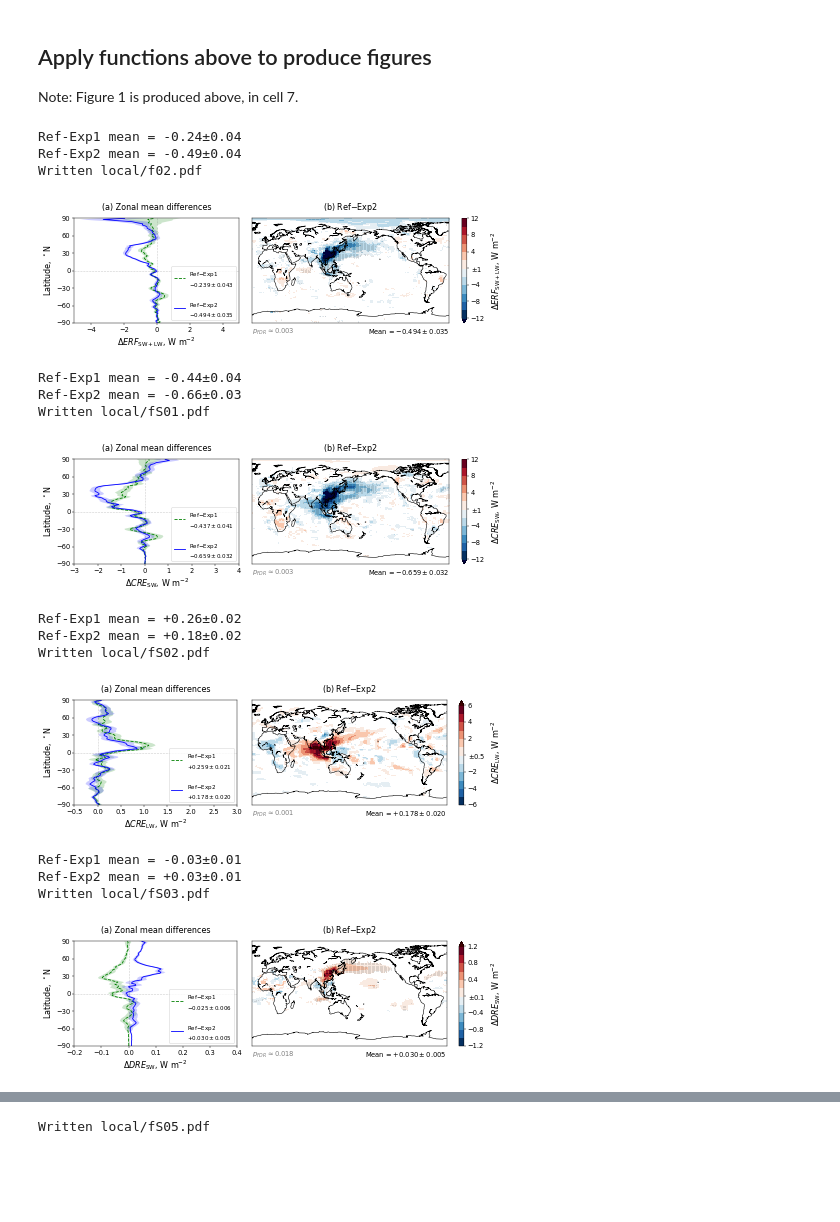
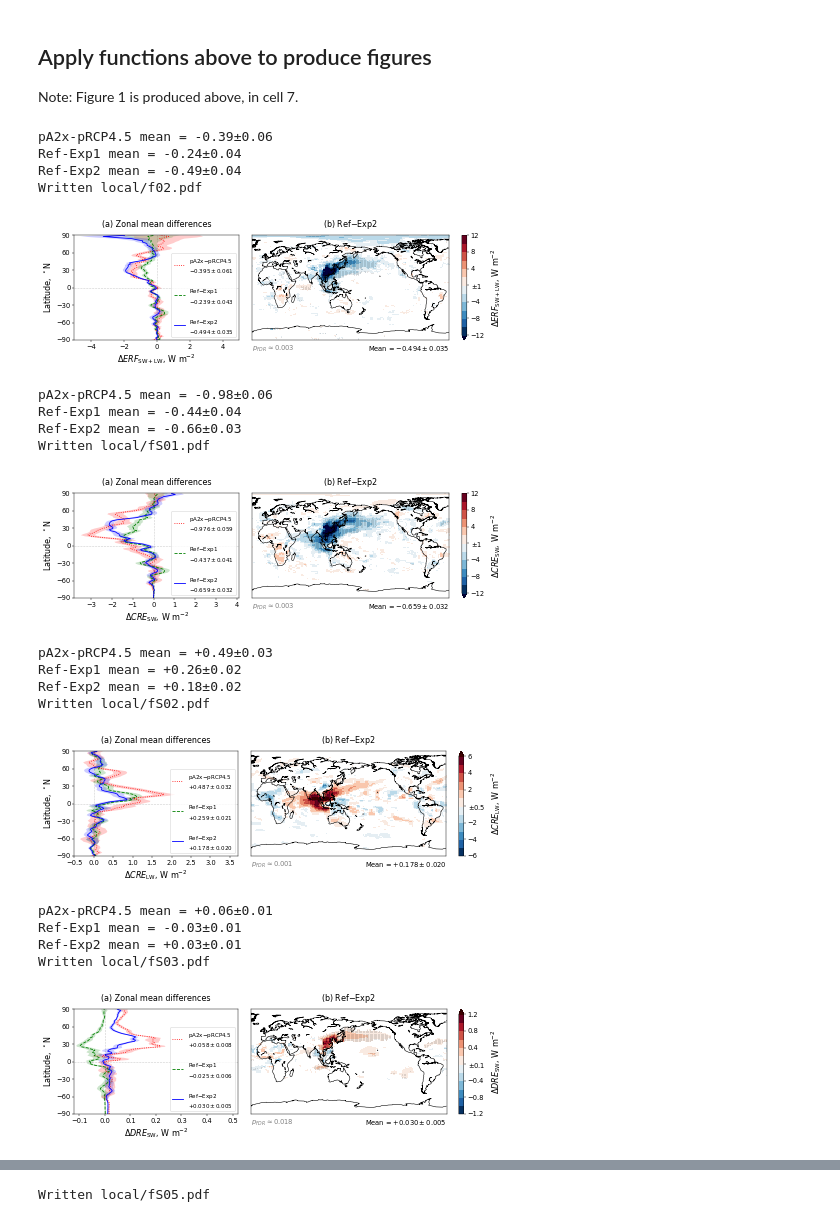
Before and after one commit to grandey/p17d-sulphur-eas-eqm, a Jupyter notebook: analysis_draft2018a/figures_draft2018a.ipynb, the cells around one changed output, grey strips where cells are left out. Drawn from its saved outputs; the diff is of its cells as text; code cells hidden in the pictures; blank space fills up the shorter version.

```diff
--- a/analysis_draft2018a/figures_draft2018a.ipynb
+++ b/analysis_draft2018a/figures_draft2018a.ipynb
@@ -261,17 +262,17 @@ def zonal_mean_line_plot(variable='PRECC+PRECL',
     # Create Axes if no Axes passed as an argument
     if ax is None:
         fig, ax = plt.subplots(1, 1, figsize=(4, 4))
-    # Load data for reference scenario
-    ref_data = lib_draft2018a.load_output(variable=variable, scenario='2000',
-                                          f_or_b=f_or_b,
-                                          season='annual', apply_sf=True)
-    ref_zm = ref_data.mean(dim='lon')  # zonal mean
-    ref_awm = climapy.xr_area_weighted_stat(ref_data)  # area-weighted means
-    ref_data.close()
-    # Loop over other scenarios
-    for scenario, c, linestyle in zip(['eas0b', 'eas0c'],
-                                      ['g', 'b'],
-                                      ['--', '-']):
+    # Loop over scenario combinations
+    if f_or_b == 'b':
+        scenario_list = ['R45', 'eas0b', 'eas0c']
+        ref_scenario_list = ['A2x', '2000', '2000']
+    else:
+        scenario_list = ['pR45', 'eas0b', 'eas0c']
+        ref_scenario_list = ['pA2x', '2000', '2000']
+    for scenario, ref_scenario, c, linestyle in zip(scenario_list,
+                                                    ref_scenario_list,
+                                                    ['r', 'g', 'b'],
+                                                    [':', '--', '-']):
         # Load data
         data = lib_draft2018a.load_output(variable=variable, scenario=scenario,
                                           f_or_b=f_or_b,
@@ -279,6 +280,13 @@ def zonal_mean_line_plot(variable='PRECC+PRECL',
         zm = data.mean(dim='lon')
         awm = climapy.xr_area_weighted_stat(data)
         data.close()
+        # Load data for reference scenario
+        ref_data = lib_draft2018a.load_output(variable=variable, scenario=ref_scenario,
+                                          f_or_b=f_or_b,
+                                          season='annual', apply_sf=True)
+        ref_zm = ref_data.mean(dim='lon')  # zonal mean
+        ref_awm = climapy.xr_area_weighted_stat(ref_data)  # area-weighted means
+        ref_data.close()
         # Area-weighted mean diff and error - used for legend label
         awm_diff = (ref_awm.mean(dim='year').data -
                     awm.mean(dim='year').data)
@@ -288,14 +296,16 @@ def zonal_mean_line_plot(variable='PRECC+PRECL',
                   np.sqrt(awm['year'].size))
         error = float(np.sqrt(error1**2 + error2**2))
         # Legend label
-        label = ('Ref$-${}\n'.format(scenario_name_dict[scenario]) +
+        label = ('{}$-${}\n'.format(scenario_name_dict[ref_scenario],
+                                    scenario_name_dict[scenario]) +
                  mean_format.format(awm_diff, error))
         # Print area-weighted mean to reduced precision for quoting in manuscript
         if mean_format == '${:+.2f}\pm{:.2f}$':
             reduced_precision_format = '{:+.1f}±{:.1f}'
         else:
             reduced_precision_format = '{:+.2f}±{:.2f}'
-        print('Ref-{} mean = '.format(scenario_name_dict[scenario]) +
+        print('{}-{} mean = '.format(scenario_name_dict[ref_scenario],
+                                     scenario_name_dict[scenario]) +
               reduced_precision_format.format(awm_diff, error))
         # Plot line - showing mean diff across time
         diff = (ref_zm.mean(dim='year').data.flatten()  # Ref - scenario
@@ -880,52 +890,56 @@ zonal_mean_exp2_map(variable='FSNTOA+LWCF', f_or_b='f',
                     file_prefix='f{:02}'.format(figure_counter))
 figure_counter += 1
 # %% [output]
+pA2x-pRCP4.5 mean = -0.39±0.06
 Ref-Exp1 mean = -0.24±0.04
 Ref-Exp2 mean = -0.49±0.04
 Written local/f02.pdf
-[figure, old version]
+[figure, new version]
 # %%
 # CRE SW
 zonal_mean_exp2_map(variable='SWCF_d1', f_or_b='f',
-                    xlim=[-3, 4],
+                    xlim=[-3.8, 4.1],
                     vlim=[-12, 12], whiteout='1',
                     cmap_name='RdBu_r', nlev=12,
                     mean_format='${:+.3f}\pm{:.3f}$',
                     file_prefix='fS{:02}'.format(supp_figure_counter))
 supp_figure_counter += 1
 # %% [output]
+pA2x-pRCP4.5 mean = -0.98±0.06
 Ref-Exp1 mean = -0.44±0.04
 Ref-Exp2 mean = -0.66±0.03
 Written local/fS01.pdf
-[figure, old version]
+[figure, new version]
 # %%
 # CRE LW
 zonal_mean_exp2_map(variable='LWCF', f_or_b='f',
-                    xlim=[-0.5, 3],
+                    xlim=[-0.5, 3.7],
                     vlim=[-6, 6], whiteout='0.5',
                     cmap_name='RdBu_r', nlev=12,
                     mean_format='${:+.3f}\pm{:.3f}$',
                     file_prefix='fS{:02}'.format(supp_figure_counter))
 supp_figure_counter += 1
 # %% [output]
+pA2x-pRCP4.5 mean = +0.49±0.03
 Ref-Exp1 mean = +0.26±0.02
 Ref-Exp2 mean = +0.18±0.02
 Written local/fS02.pdf
-[figure, old version]
+[figure, new version]
 # %%
 # DRE
 zonal_mean_exp2_map(variable='FSNTOA-FSNTOA_d1', f_or_b='f',
-                    xlim=[-0.2, 0.4],
+                    xlim=[-0.12, 0.52],
                     vlim=[-1.2, 1.2], whiteout='0.1',
                     cmap_name='RdBu_r', nlev=12,
                     mean_format='${:+.3f}\pm{:.3f}$',
                     file_prefix='fS{:02}'.format(supp_figure_counter))
 supp_figure_counter += 1
 # %% [output]
+pA2x-pRCP4.5 mean = +0.06±0.01
 Ref-Exp1 mean = -0.03±0.01
 Ref-Exp2 mean = +0.03±0.01
 Written local/fS03.pdf
-[figure, old version]
+[figure, new version]
 # %%
 # SRE
 zonal_mean_exp2_map(variable='FSNTOAC_d1', f_or_b='f',
```
Also changed, not shown: parts of 8 cells of this notebook, 1 other file.
